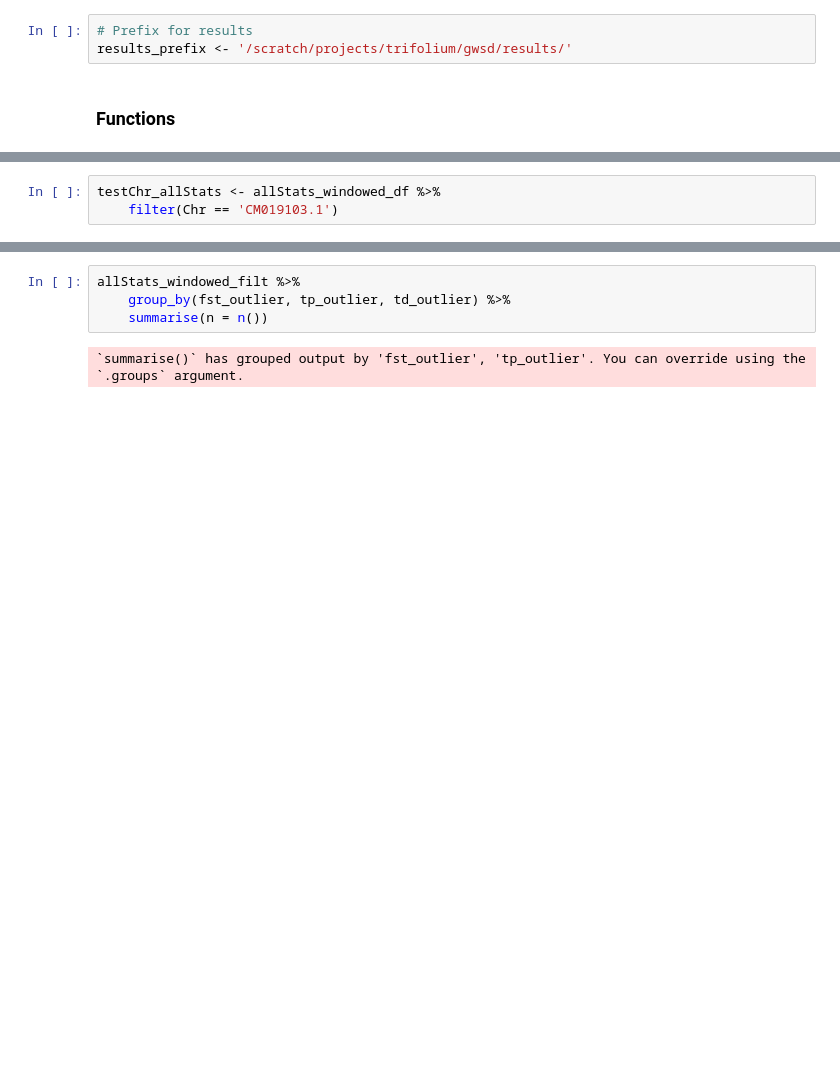
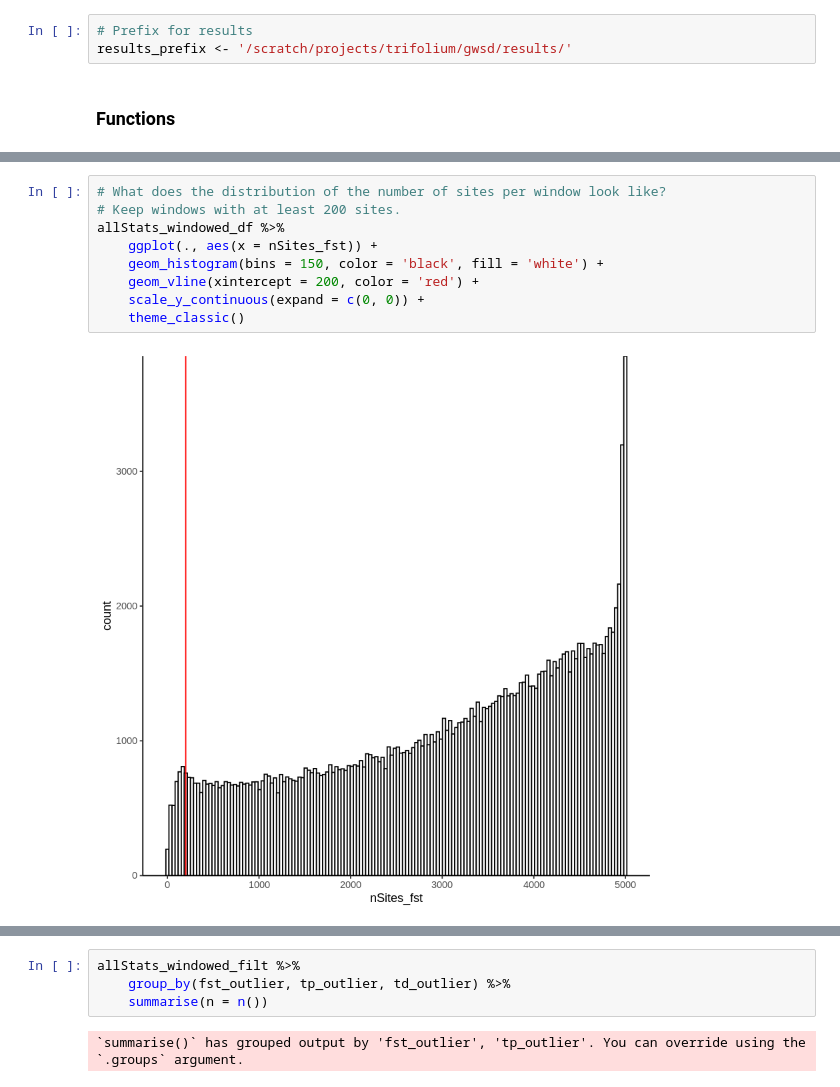
Before and after one commit to James-S-Santangelo/toronto_gwsd, a Jupyter notebook: notebooks/outlier_test.r.ipynb, the cells around one changed output, grey strips where cells are left out. Cells and saved outputs as stored; diff of their text form; blank space fills up the shorter version.

```diff
--- a/notebooks/outlier_test.r.ipynb
+++ b/notebooks/outlier_test.r.ipynb
@@ -157,6 +188,14 @@ print(sprintf('%s windows were missing from the Fst Dataframe. %s windows remain
 # %% [output]
 [1] "There are 161499 windows with estimates of fst and 178473 windows with estimates of thetas"
 [1] "16974 windows were missing from the Fst Dataframe. 161499 windows remaining"
-# %%
-testChr_allStats <- allStats_windowed_df %>%
-    filter(Chr == 'CM019103.1')
+# %%
+# What does the distribution of the number of sites per window look like?
+# Keep windows with at least 200 sites.
+allStats_windowed_df %>%
+    ggplot(., aes(x = nSites_fst)) +
+    geom_histogram(bins = 150, color = 'black', fill = 'white') +
+    geom_vline(xintercept = 200, color = 'red') +
+    scale_y_continuous(expand = c(0, 0)) +
+    theme_classic()
+# %% [output]
+[figure, added]
```
Also changed, not shown: parts of 33 cells of this notebook, 3 other files.
